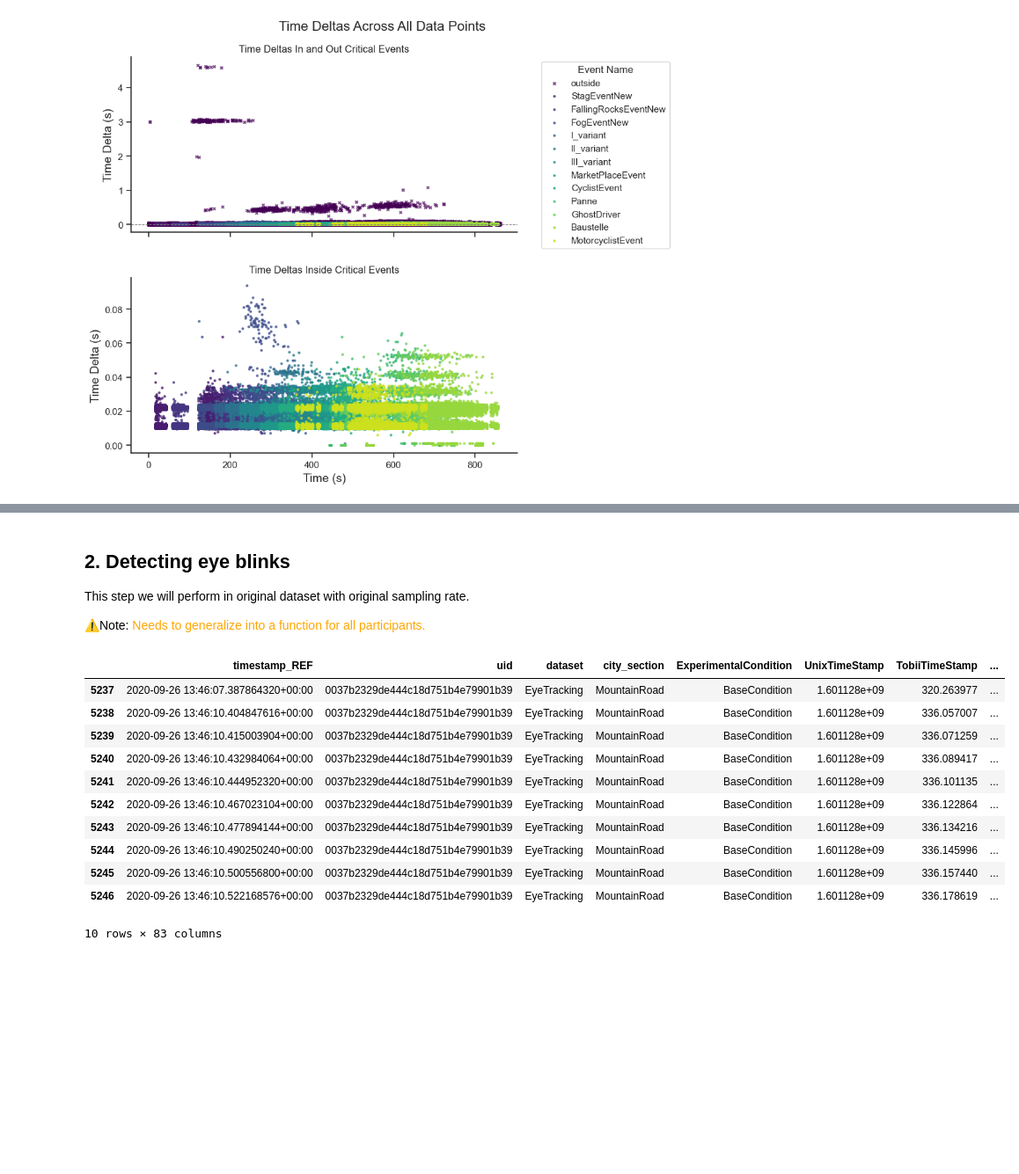
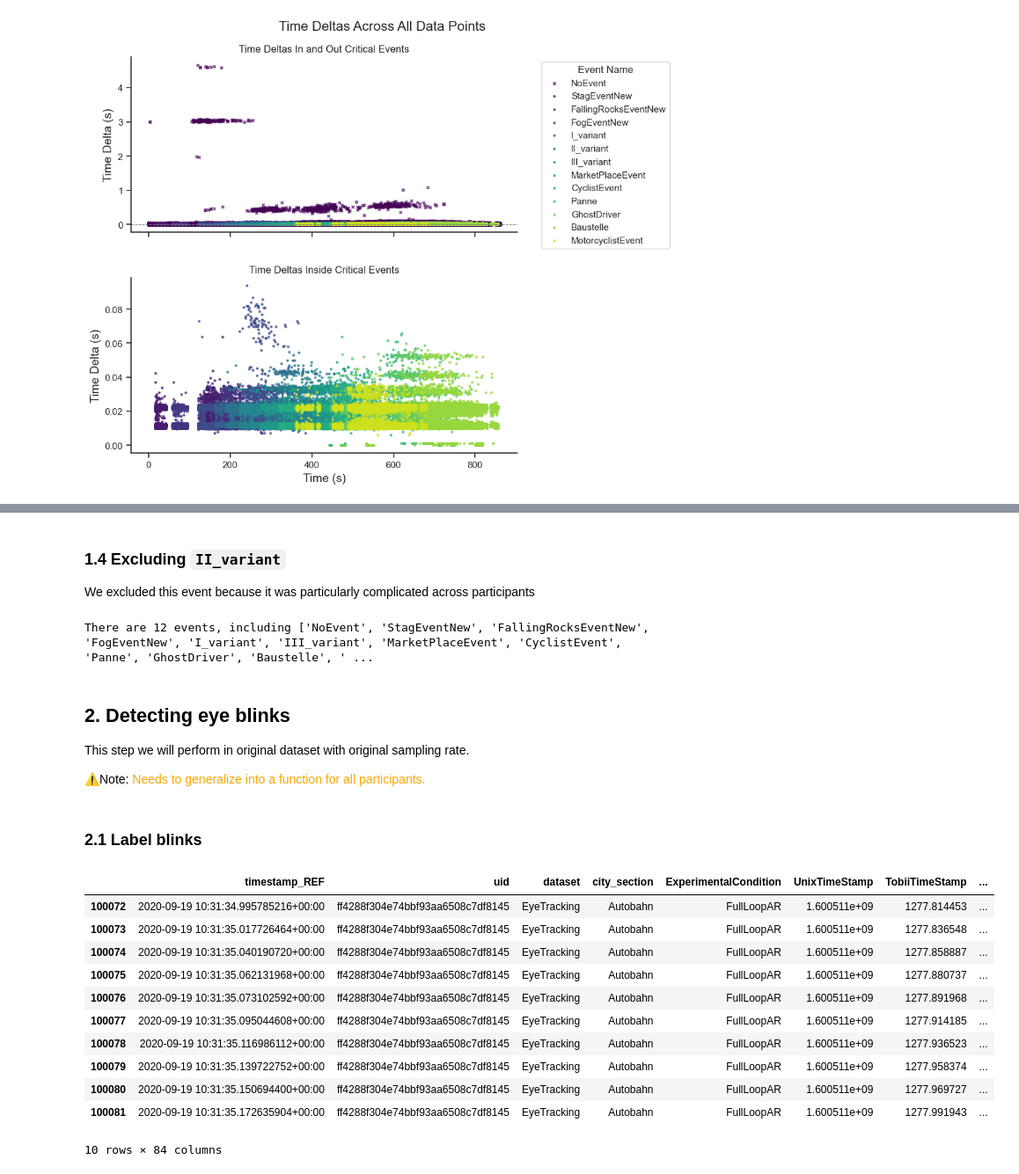
Before and after one commit to JohnMadrid/fpca-takeOverRequests, a Jupyter notebook: preprocessing.ipynb, the cells around one changed output, grey strips where cells are left out. Shown at 88% size. Saved outputs shown, nothing was run; the diff lists cells and outputs as text; code cells hidden in the pictures; blank space fills up the shorter version.

```diff
--- a/preprocessing.ipynb
+++ b/preprocessing.ipynb
@@ -134,5 +137,7 @@ filtered_df
 We calculate the delta time between datapoints to detect possible data loss or sampling rate issues.
 # %%
+# Since NaN in "EventName" represent moments outside events, we replace them with "OutsideEvent"
+filtered_df['EventName'] = filtered_df['EventName'].fillna('NoEvent')
 # Group by 'uid' and calculate the difference for 'TimeStamp_in_sec'
 filtered_df['TimeDiff_in_sec'] = filtered_df.groupby('uid')['TimeStamp_in_sec'].diff()
 # %%
@@ -260,25 +250,35 @@ Name: TimeDiff_in_sec, Length: 129, dtype: float64
+# %% [markdown]
+### 1.4 Excluding `II_variant`
+We excluded this event because it was particularly complicated across participants
+# %%
+filtered_df = filtered_df[filtered_df['EventName'] != 'II_variant']
+print(f"There are {len(filtered_df['EventName'].unique())} events, including {filtered_df['EventName'].unique().tolist()}")
+# %% [output]
+There are 12 events, including ['NoEvent', 'StagEventNew', 'FallingRocksEventNew', 'FogEventNew', 'I_variant', 'III_variant', 'MarketPlaceEvent', 'CyclistEvent', 'Panne', 'GhostDriver', 'Baustelle', ' ...
 # %% [markdown]
 ## 2. Detecting eye blinks
 This step we will perform in original dataset with original sampling rate.
 <p> ⚠️Note: <span style="color:orange"> Needs to generalize into a function for all participants.</p>
+# %% [markdown]
+### 2.1 Label blinks
 # %%
 # Create a condition to detect blinks
 # A blink is defined as any entry with all eye position coordinates equal to zero
-df['Blink'] = (df['EyePosLocalCombined.x'] == 0) & \
-                        (df['EyePosLocalCombined.y'] == 0) & \
-                        (df['EyePosLocalCombined.z'] == 0)
+filtered_df['Blink'] = (filtered_df['EyePosLocalCombined.x'] == 0) & \
+                       (filtered_df['EyePosLocalCombined.y'] == 0) & \
+                       (filtered_df['EyePosLocalCombined.z'] == 0)
 # %%
-df.head(10)
+filtered_df.tail(10)
 # %% [output]
 |  | timestamp_REF | uid | dataset | city_section | ExperimentalCondition | UnixTimeStamp | TobiiTimeStamp | ... |
-| 5237 | 2020-09-26 13:46:07.387864320+00:00 | 0037b2329de444c18d751b4e79901b39 | EyeTracking | MountainRoad | BaseCondition | 1.601128e+09 | 320.263977 | ... |
-| 5238 | 2020-09-26 13:46:10.404847616+00:00 | 0037b2329de444c18d751b4e79901b39 | EyeTracking | MountainRoad | BaseCondition | 1.601128e+09 | 336.057007 | ... |
-| 5239 | 2020-09-26 13:46:10.415003904+00:00 | 0037b2329de444c18d751b4e79901b39 | EyeTracking | MountainRoad | BaseCondition | 1.601128e+09 | 336.071259 | ... |
-| 5240 | 2020-09-26 13:46:10.432984064+00:00 | 0037b2329de444c18d751b4e79901b39 | EyeTracking | MountainRoad | BaseCondition | 1.601128e+09 | 336.089417 | ... |
-| 5241 | 2020-09-26 13:46:10.444952320+00:00 | 0037b2329de444c18d751b4e79901b39 | EyeTracking | MountainRoad | BaseCondition | 1.601128e+09 | 336.101135 | ... |
-| 5242 | 2020-09-26 13:46:10.467023104+00:00 | 0037b2329de444c18d751b4e79901b39 | EyeTracking | MountainRoad | BaseCondition | 1.601128e+09 | 336.122864 | ... |
-| 5243 | 2020-09-26 13:46:10.477894144+00:00 | 0037b2329de444c18d751b4e79901b39 | EyeTracking | MountainRoad | BaseCondition | 1.601128e+09 | 336.134216 | ... |
-| 5244 | 2020-09-26 13:46:10.490250240+00:00 | 0037b2329de444c18d751b4e79901b39 | EyeTracking | MountainRoad | BaseCondition | 1.601128e+09 | 336.145996 | ... |
-| 5245 | 2020-09-26 13:46:10.500556800+00:00 | 0037b2329de444c18d751b4e79901b39 | EyeTracking | MountainRoad | BaseCondition | 1.601128e+09 | 336.157440 | ... |
-| 5246 | 2020-09-26 13:46:10.522168576+00:00 | 0037b2329de444c18d751b4e79901b39 | EyeTracking | MountainRoad | BaseCondition | 1.601128e+09 | 336.178619 | ... |
+| 100072 | 2020-09-19 10:31:34.995785216+00:00 | ff4288f304e74bbf93aa6508c7df8145 | EyeTracking | Autobahn | FullLoopAR | 1.600511e+09 | 1277.814453 | ... |
+| 100073 | 2020-09-19 10:31:35.017726464+00:00 | ff4288f304e74bbf93aa6508c7df8145 | EyeTracking | Autobahn | FullLoopAR | 1.600511e+09 | 1277.836548 | ... |
+| 100074 | 2020-09-19 10:31:35.040190720+00:00 | ff4288f304e74bbf93aa6508c7df8145 | EyeTracking | Autobahn | FullLoopAR | 1.600511e+09 | 1277.858887 | ... |
+| 100075 | 2020-09-19 10:31:35.062131968+00:00 | ff4288f304e74bbf93aa6508c7df8145 | EyeTracking | Autobahn | FullLoopAR | 1.600511e+09 | 1277.880737 | ... |
+| 100076 | 2020-09-19 10:31:35.073102592+00:00 | ff4288f304e74bbf93aa6508c7df8145 | EyeTracking | Autobahn | FullLoopAR | 1.600511e+09 | 1277.891968 | ... |
+| 100077 | 2020-09-19 10:31:35.095044608+00:00 | ff4288f304e74bbf93aa6508c7df8145 | EyeTracking | Autobahn | FullLoopAR | 1.600511e+09 | 1277.914185 | ... |
+| 100078 | 2020-09-19 10:31:35.116986112+00:00 | ff4288f304e74bbf93aa6508c7df8145 | EyeTracking | Autobahn | FullLoopAR | 1.600511e+09 | 1277.936523 | ... |
+| 100079 | 2020-09-19 10:31:35.139722752+00:00 | ff4288f304e74bbf93aa6508c7df8145 | EyeTracking | Autobahn | FullLoopAR | 1.600511e+09 | 1277.958374 | ... |
+| 100080 | 2020-09-19 10:31:35.150694400+00:00 | ff4288f304e74bbf93aa6508c7df8145 | EyeTracking | Autobahn | FullLoopAR | 1.600511e+09 | 1277.969727 | ... |
+| 100081 | 2020-09-19 10:31:35.172635904+00:00 | ff4288f304e74bbf93aa6508c7df8145 | EyeTracking | Autobahn | FullLoopAR | 1.600511e+09 | 1277.991943 | ... |
-10 rows × 83 columns
+10 rows × 84 columns
```
Also changed, not shown: parts of 24 cells of this notebook.
